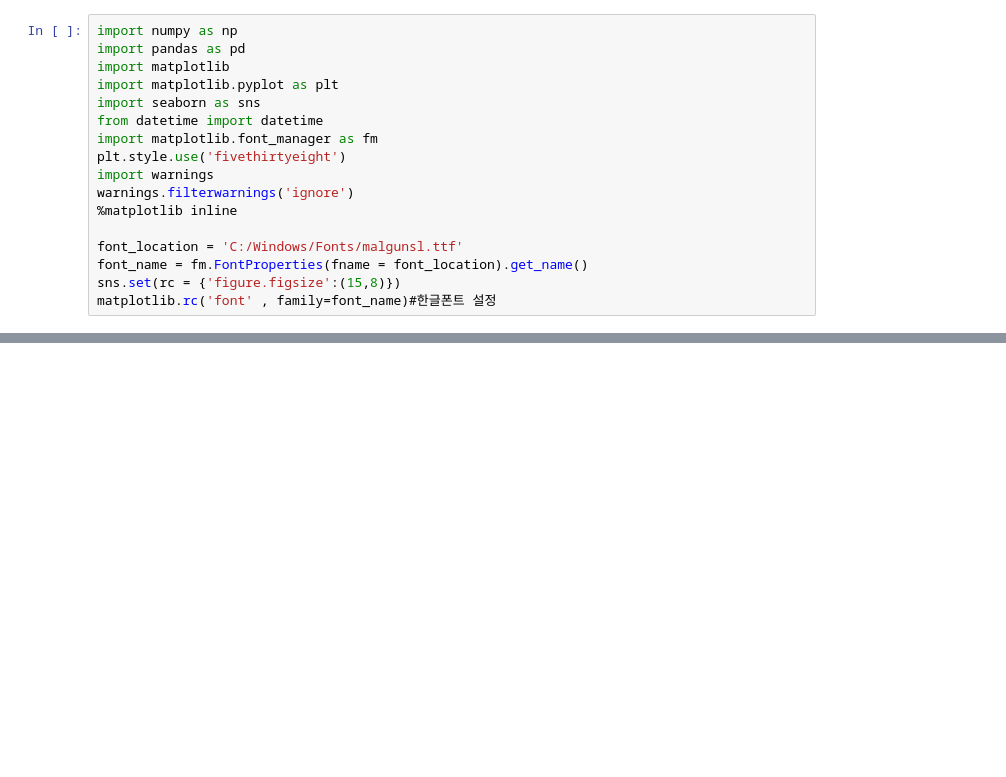
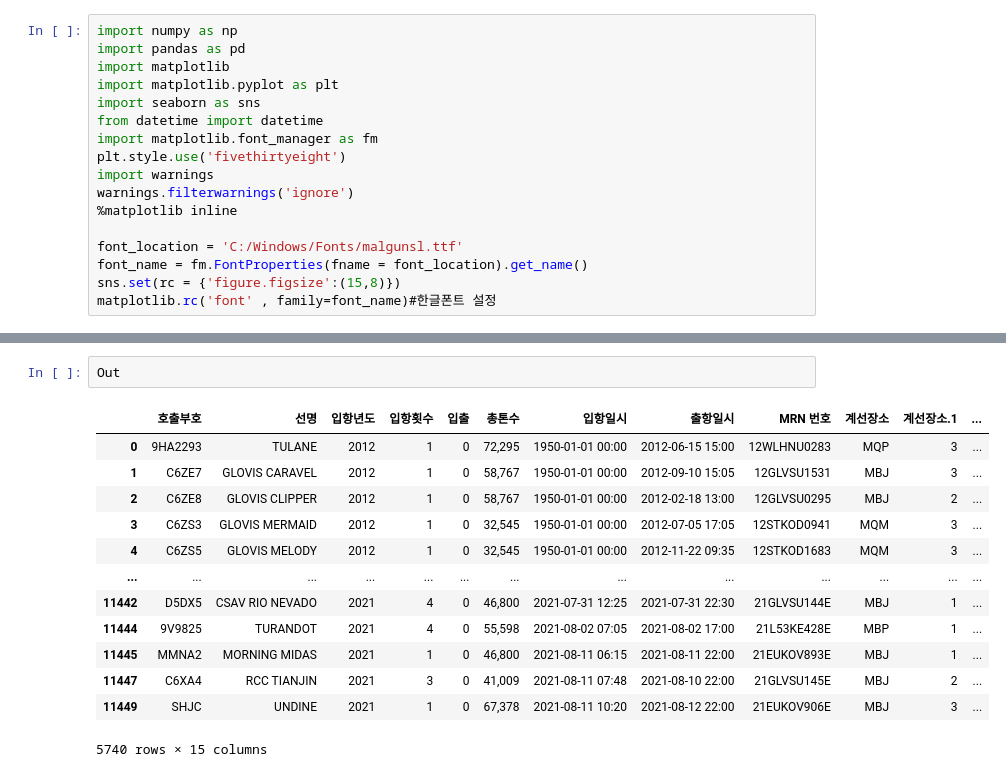
Before and after one commit to one-gidung/UPA_Smart_Port, a Jupyter notebook: 데이터 머지 6차.ipynb, the cells around one changed output, grey strips where cells are left out. Drawn from its saved outputs; the diff is of its cells as text; blank space fills up the shorter version.

```diff
--- a/데이터 머지 6차.ipynb
+++ b/데이터 머지 6차.ipynb
@@ -141,0 +104,16 @@ df3 Out
+# %%
+Out
+# %% [output]
+|  | 호출부호 | 선명 | 입항년도 | 입항횟수 | 입출 | 총톤수 | 입항일시 | 출항일시 | MRN 번호 | 계선장소 | 계선장소.1 | ... |
+| 0 | 9HA2293 | TULANE | 2012 | 1 | 0 | 72,295 | 1950-01-01 00:00 | 2012-06-15 15:00 | 12WLHNU0283 | MQP | 3 | ... |
+| 1 | C6ZE7 | GLOVIS CARAVEL | 2012 | 1 | 0 | 58,767 | 1950-01-01 00:00 | 2012-09-10 15:05 | 12GLVSU1531 | MBJ | 3 | ... |
+| 2 | C6ZE8 | GLOVIS CLIPPER | 2012 | 1 | 0 | 58,767 | 1950-01-01 00:00 | 2012-02-18 13:00 | 12GLVSU0295 | MBJ | 2 | ... |
+| 3 | C6ZS3 | GLOVIS MERMAID | 2012 | 1 | 0 | 32,545 | 1950-01-01 00:00 | 2012-07-05 17:05 | 12STKOD0941 | MQM | 3 | ... |
+| 4 | C6ZS5 | GLOVIS MELODY | 2012 | 1 | 0 | 32,545 | 1950-01-01 00:00 | 2012-11-22 09:35 | 12STKOD1683 | MQM | 3 | ... |
+| ... | ... | ... | ... | ... | ... | ... | ... | ... | ... | ... | ... | ... |
+| 11442 | D5DX5 | CSAV RIO NEVADO | 2021 | 4 | 0 | 46,800 | 2021-07-31 12:25 | 2021-07-31 22:30 | 21GLVSU144E | MBJ | 1 | ... |
+| 11444 | 9V9825 | TURANDOT | 2021 | 4 | 0 | 55,598 | 2021-08-02 07:05 | 2021-08-02 17:00 | 21L53KE428E | MBP | 1 | ... |
+| 11445 | MMNA2 | MORNING MIDAS | 2021 | 1 | 0 | 46,800 | 2021-08-11 06:15 | 2021-08-11 22:00 | 21EUKOV893E | MBJ | 1 | ... |
+| 11447 | C6XA4 | RCC TIANJIN | 2021 | 3 | 0 | 41,009 | 2021-08-11 07:48 | 2021-08-10 22:00 | 21GLVSU145E | MBJ | 2 | ... |
+| 11449 | SHJC | UNDINE | 2021 | 1 | 0 | 67,378 | 2021-08-11 10:20 | 2021-08-12 22:00 | 21EUKOV906E | MBJ | 3 | ... |
+5740 rows × 15 columns
```
Also changed, not shown: parts of 46 cells of this notebook, 11 other files.
